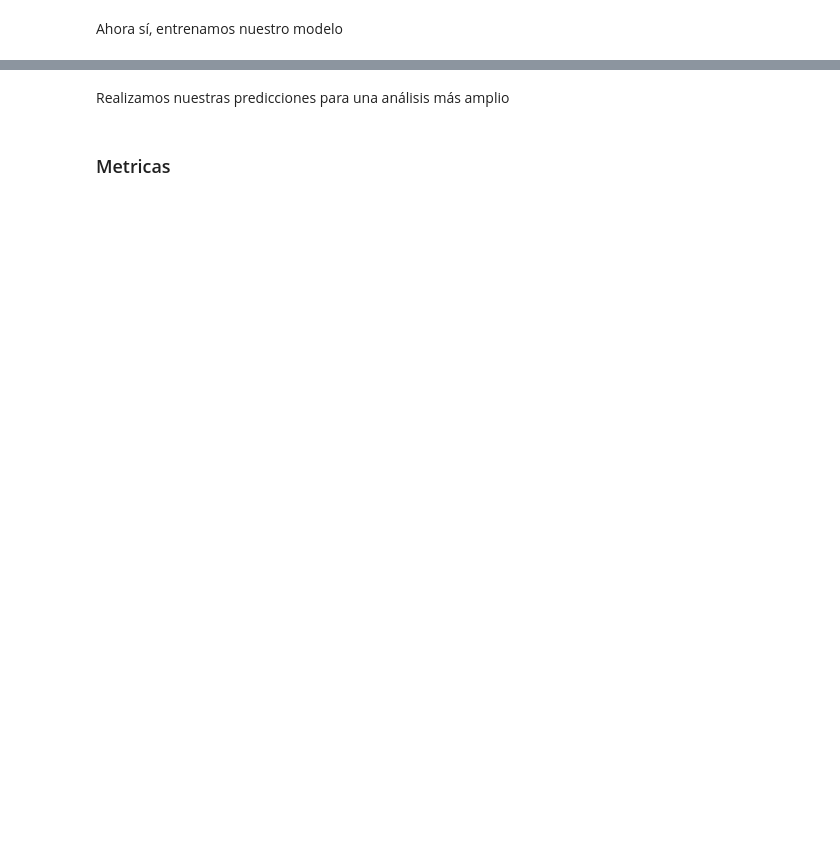
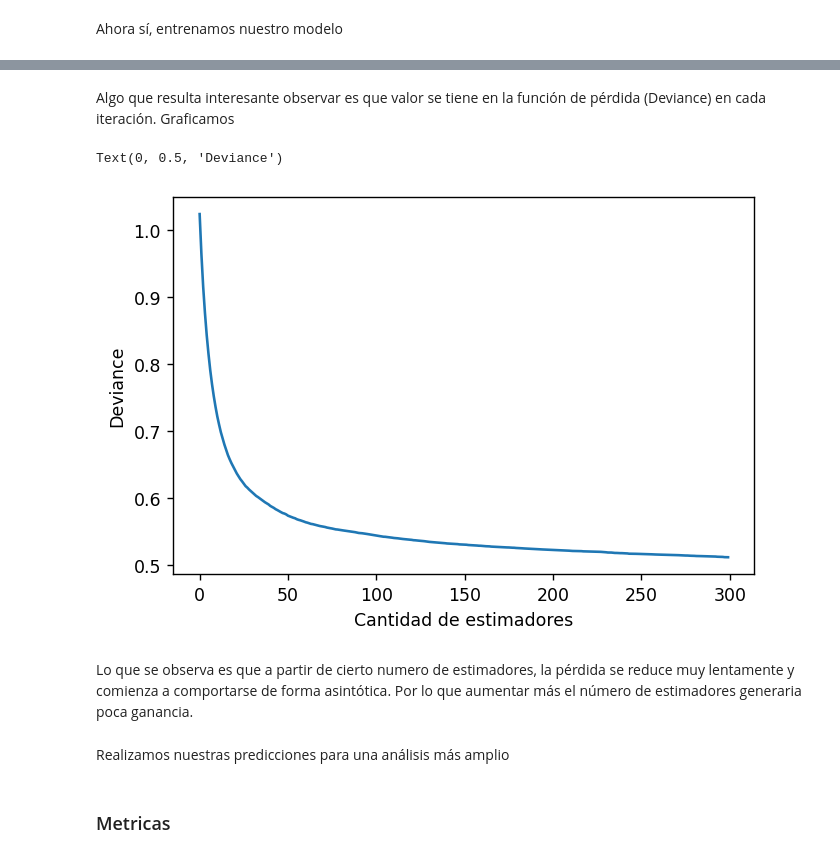
Before and after one commit to fjpacheco/machine-learning, a Jupyter notebook: parte_2/#6 - Boosting.ipynb, the cells around one changed output, grey strips where cells are left out. Cells and saved outputs as stored; diff of their text form; code cells hidden in the pictures; blank space fills up the shorter version.

```diff
--- a/parte_2/#6 - Boosting.ipynb
+++ b/parte_2/#6 - Boosting.ipynb
@@ -61,8 +65,12 @@ En cuanto a la busqueda de hiperparámetros, vamos a buscar distitnas variacione
 # %%
-cv = StratifiedKFold(n_splits=5,random_state=10, shuffle=True).split(X_train, y_train)
+cv = StratifiedKFold(n_splits=5, random_state=10, shuffle=True).split(X_train, y_train)
 clf = GradientBoostingClassifier(random_state=10)
-params = {"max_depth":np.arange(3,8),"min_samples_leaf":np.arange(50,150,20),"n_estimators":np.arange(50,1000,50),"learning_rate":np.arange(0.1,0.9,0.1)}
-clf = GridSearchCV(clf, params, scoring='roc_auc', cv=cv, n_jobs = -1)
+
+params = {"max_depth":np.arange(3,8),
+          "min_samples_leaf":np.arange(50,150,20),
+          "n_estimators":np.arange(50,350,50)}
+
+clf = GridSearchCV(clf, params, scoring='roc_auc', cv=cv, n_jobs = -1, verbose = True)
 # %% [markdown]
 Ahora sí, entrenamos nuestro modelo
 # %%
@@ -76,3 +91,17 @@ GridSearchCV(cv=<generator object _BaseKFold.split at 0x...>,
+# %% [markdown]
+Algo que resulta interesante observar es que valor se tiene en la función de pérdida (Deviance) en cada iteración. Graficamos
+# %%
+best = clf.best_estimator_
+score_estimadores = best.train_score_
+plt.figure(dpi=125)
+plt.plot(score_estimadores)
+plt.xlabel("Cantidad de estimadores")
+plt.ylabel("Deviance")
+# %% [output]
+Text(0, 0.5, 'Deviance')
+[figure, added]
+# %% [markdown]
+Lo que se observa es que a partir de cierto numero de estimadores, la pérdida se reduce muy lentamente y comienza a comportarse de forma asintótica. Por lo que aumentar más el número de estimadores generaria poca ganancia.
 # %% [markdown]
 Realizamos nuestras predicciones para una análisis más amplio
 # %%
```
Also changed, not shown: parts of 19 cells of this notebook, 4 other files.
